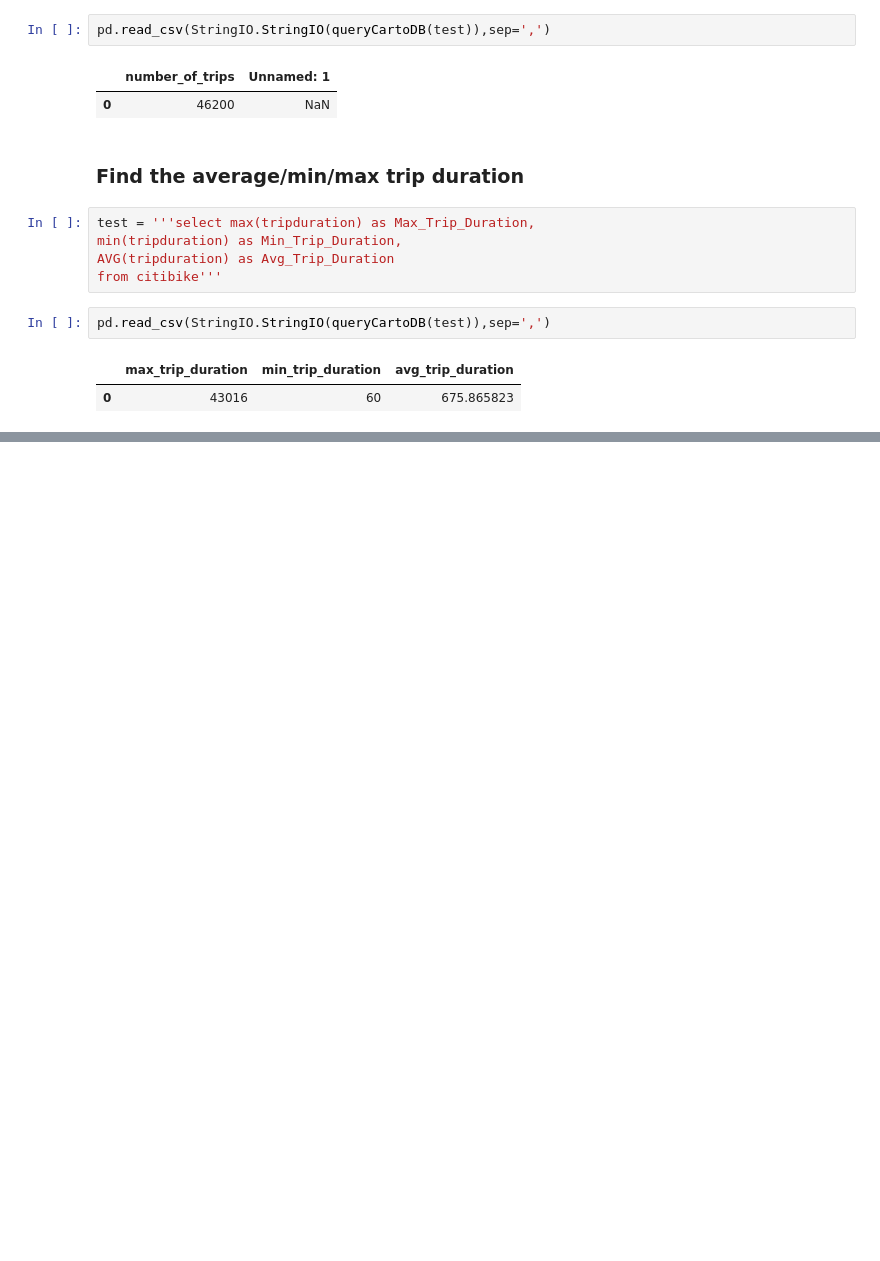
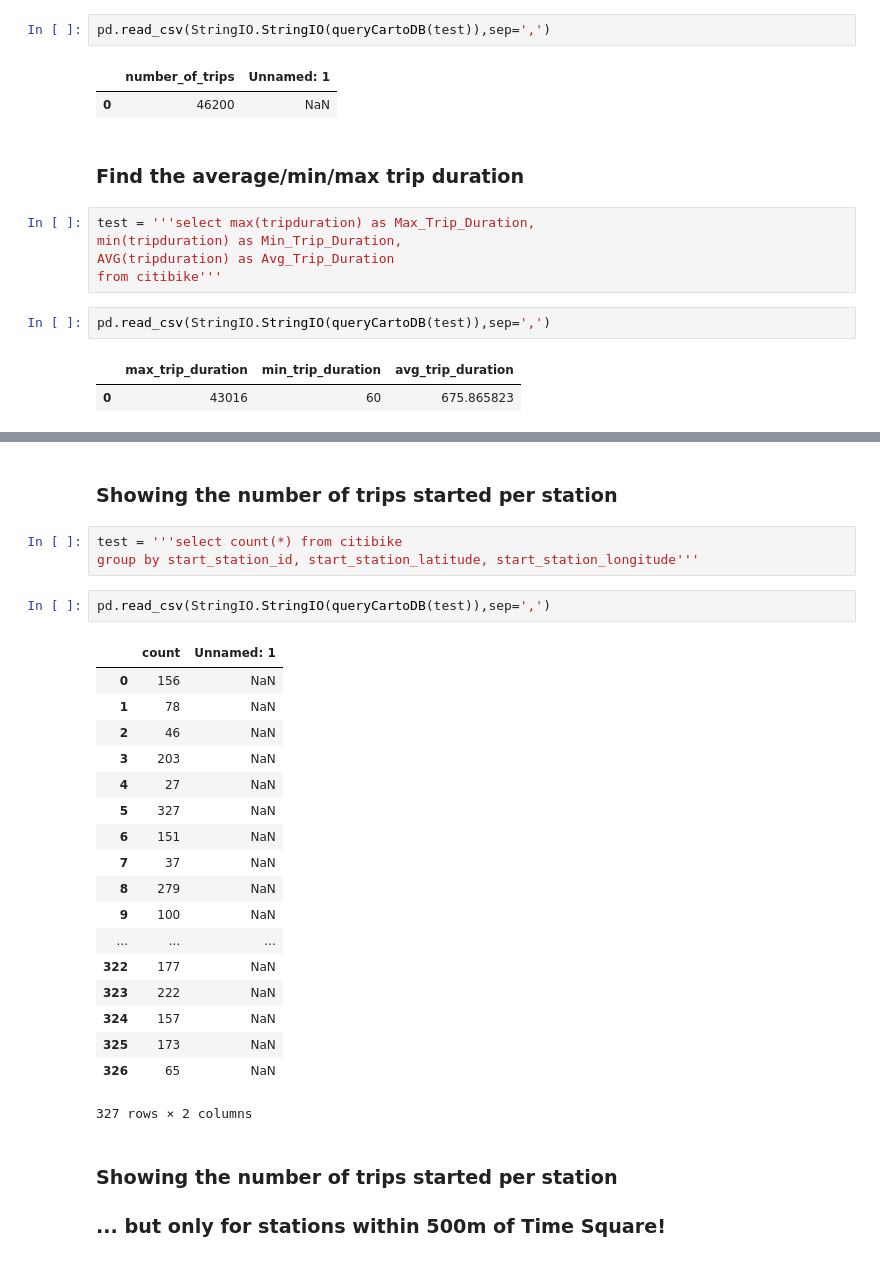
Before and after one commit to ssb10/PUI2017_ssb602, a Jupyter notebook: HW7_ssb602/HW7_SQL.ipynb, the cells around one changed output, grey strips where cells are left out. Drawn from its saved outputs; the diff is of its cells as text; blank space fills up the shorter version.

```diff
--- a/HW7_ssb602/HW7_SQL.ipynb
+++ b/HW7_ssb602/HW7_SQL.ipynb
@@ -132,0 +212,29 @@ pd.read_csv(StringIO.StringIO(queryCartoDB(test)),sep=',')
+# %% [markdown]
+### Showing the number of trips started per station
+# %%
+test = '''select count(*) from citibike
+group by start_station_id, start_station_latitude, start_station_longitude'''
+# %%
+pd.read_csv(StringIO.StringIO(queryCartoDB(test)),sep=',')
+# %% [output]
+|  | count | Unnamed: 1 |
+| 0 | 156 | NaN |
+| 1 | 78 | NaN |
+| 2 | 46 | NaN |
+| 3 | 203 | NaN |
+| 4 | 27 | NaN |
+| 5 | 327 | NaN |
+| 6 | 151 | NaN |
+| 7 | 37 | NaN |
+| 8 | 279 | NaN |
+| 9 | 100 | NaN |
+| ... | ... | ... |
+| 322 | 177 | NaN |
+| 323 | 222 | NaN |
+| 324 | 157 | NaN |
+| 325 | 173 | NaN |
+| 326 | 65 | NaN |
+327 rows × 2 columns
+# %% [markdown]
+### Showing the number of trips started per station
+### ... but only for stations within 500m of Time Square!
```
Also changed, not shown: parts of 35 cells of this notebook.
